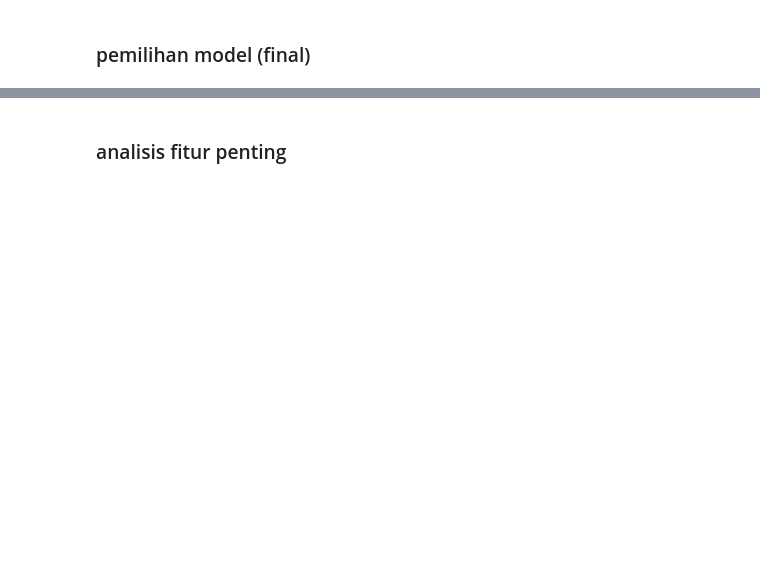
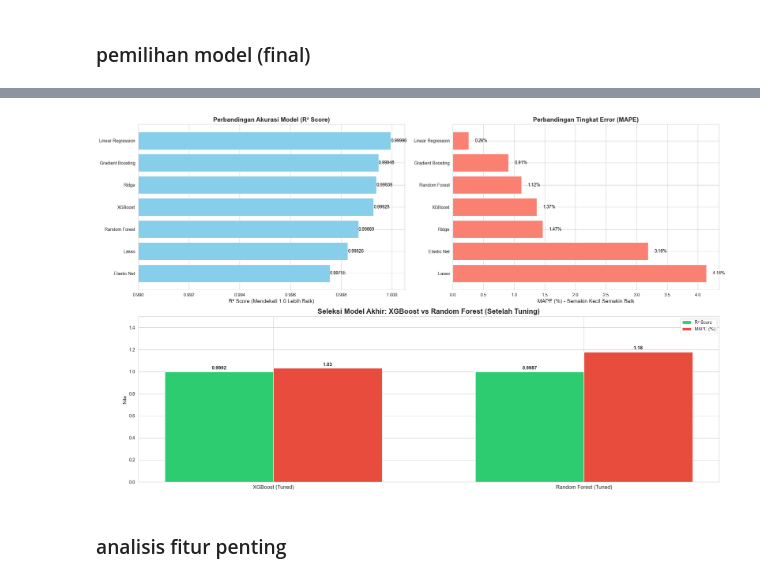
Before and after one commit to xProbe/jetto_presentasi_1.0, a Jupyter notebook: Presentasi_Data_Modelling_Jetto_fix.ipynb, the cells around one changed output, grey strips where cells are left out. Saved outputs shown, nothing was run; the diff lists cells and outputs as text; code cells hidden in the pictures; blank space fills up the shorter version.

Commit message:
feat: visualisasi

```diff
--- a/Presentasi_Data_Modelling_Jetto_fix.ipynb
+++ b/Presentasi_Data_Modelling_Jetto_fix.ipynb
@@ -526,3 +528,99 @@ Random Forest (Tuned)  0.999699 0.998747    0.041734  0.089179   0.016122 0.0442
+# %%
+import matplotlib.pyplot as plt
+import seaborn as sns
+import pandas as pd
+import numpy as np
+
+# ---------------------------------------------------------
+# 1. SIAPKAN DATA (Berdasarkan hasil training Anda)
+# ---------------------------------------------------------
+# Data ini diambil dari output log notebook Anda
+model_data = {
+    'Model': ['Linear Regression', 'Gradient Boosting', 'Ridge', 'XGBoost',
+              'Random Forest', 'Lasso', 'Elastic Net'],
+    'R2_Score': [0.999960, 0.999475, 0.999394, 0.999278,
+                 0.998685, 0.998262, 0.997553],
+    'MAPE': [0.26, 0.91, 1.47, 1.37,
+             1.12, 4.14, 3.19]
+}
+
+df_models = pd.DataFrame(model_data).sort_values('R2_Score', ascending=True)
+
+# Data Model Hasil Tuning (Final Selection)
+tuned_data = {
+    'Model': ['XGBoost (Tuned)', 'Random Forest (Tuned)'],
+    'R2_Score': [0.9992, 0.9987],
+    'MAPE': [1.03, 1.18]
+}
+df_tuned = pd.DataFrame(tuned_data)
+
+# ---------------------------------------------------------
+# 2. BUAT VISUALISASI
+# ---------------------------------------------------------
+plt.figure(figsize=(20, 12))
+sns.set_style("whitegrid")
+
+# --- GRAFIK 1: Perbandingan R2 Score (Akurasi) ---
+plt.subplot(2, 2, 1)
+bars1 = plt.barh(df_models['Model'], df_models['R2_Score'], color='skyblue')
+plt.title('Perbandingan Akurasi Model (R² Score)', fontsize=14, fontweight='bold')
+plt.xlabel('R² Score (Mendekati 1.0 Lebih Baik)', fontsize=12)
+plt.xlim(0.99, 1.0005) # Zoom-in karena nilainya sangat mirip
+# Label
+for bar in bars1:
+    width = bar.get_width()
+    plt.text(width, bar.get_y() + bar.get_height()/2, f'{width:.5f}',
+             va='center', ha='left', fontsize=10, color='black')
+
+# --- GRAFIK 2: Perbandingan MAPE (Error) ---
+plt.subplot(2, 2, 2)
+# Urutkan dari error terkecil ke terbesar untuk visualisasi ini
+df_mape = df_models.sort_values('MAPE', ascending=False)
+bars2 = plt.barh(df_mape['Model'], df_mape['MAPE'], color='salmon')
+plt.title('Perbandingan Tingkat Error (MAPE)', fontsize=14, fontweight='bold')
+plt.xlabel('MAPE (%) - Semakin Kecil Semakin Baik', fontsize=12)
+# Label
+for bar in bars2:
+    width = bar.get_width()
+    plt.text(width + 0.1, bar.get_y() + bar.get_height()/2, f'{width:.2f}%',
+             va='center', ha='left', fontsize=10, color='black')
+
+# --- GRAFIK 3: Final Selection (Tuned Models) ---
+plt.subplot(2, 1, 2)
+x = np.arange(len(df_tuned['Model']))
+width = 0.35
+
+# Plot Grouped Bar Chart
+ax = plt.gca()
+rects1 = ax.bar(x - width/2, df_tuned['R2_Score'], width, label='R² Score', color='#2ecc71')
+rects2 = ax.bar(x + width/2, df_tuned['MAPE'], width, label='MAPE (%)', color='#e74c3c')
+
+ax.set_ylabel('Nilai')
+ax.set_title('Seleksi Model Akhir: XGBoost vs Random Forest (Setelah Tuning)', fontsize=16, fontweight='bold')
+ax.set_xticks(x)
+ax.set_xticklabels(df_tuned['Model'], fontsize=12)
+ax.set_ylim(0, 1.5)
+ax.legend()
+
+# Add labels
+def autolabel(rects):
+    for rect in rects:
+        height = rect.get_height()
+        ax.annotate(f'{height}',
+                    xy=(rect.get_x() + rect.get_width() / 2, height),
+                    xytext=(0, 3),  # 3 points vertical offset
+                    textcoords="offset points",
+                    ha='center', va='bottom', fontsize=11, fontweight='bold')
+
+autolabel(rects1)
+autolabel(rects2)
+
+
+
+plt.tight_layout()
+plt.show()
+# %% [output]
+[figure, added]
 # %% [markdown]
 ### analisis fitur penting
 # %%
```
Also changed, not shown: parts of 6 cells of this notebook, 2 other files.
